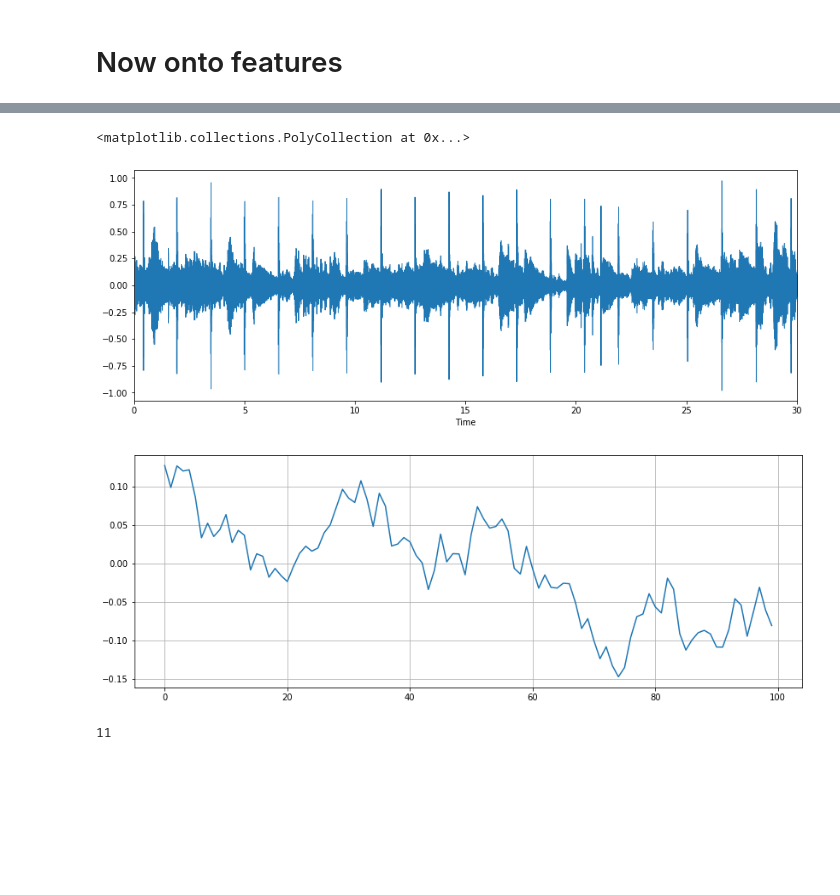
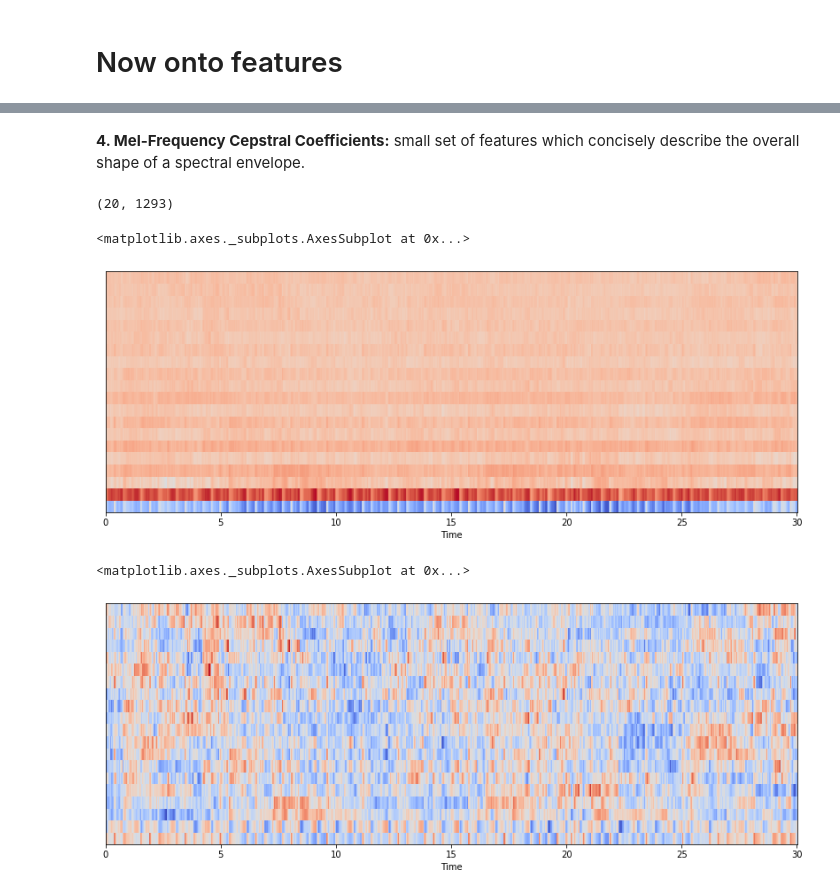
Before and after one commit to maxsanchezdp/final_project_data, a Jupyter notebook: Features_test.ipynb, the cells around one changed output, grey strips where cells are left out. Saved outputs shown, nothing was run; the diff lists cells and outputs as text; code cells hidden in the pictures; blank space fills up the shorter version.

```diff
--- a/Features_test.ipynb
+++ b/Features_test.ipynb
@@ -74,22 +131,23 @@ plt.colorbar()
+# %% [markdown]
+**4. Mel-Frequency Cepstral Coefficients:** small set of features which concisely describe the overall shape of a spectral envelope.
+# %%
+mfccs = librosa.feature.mfcc(x, sr=sr)
+print (mfccs.shape)
+# %% [output]
+(20, 1293)
 # %%
-#Zero-crossing rate:
-#Plot the signal:
 plt.figure(figsize=(14, 5))
-librosa.display.waveplot(x, sr=sr)
+librosa.display.specshow(mfccs, sr=sr, x_axis='time')
 # %% [output]
-<matplotlib.collections.PolyCollection at 0x...>
+<matplotlib.axes._subplots.AxesSubplot at 0x...>
-[figure, old version]
+[figure, new version]
-# %%
-# Zooming in
-n0 = 1000
-n1 = 1100
-plt.figure(figsize=(14, 5))
-plt.plot(x[n0:n1])
-plt.grid()
-# %% [output]
-[figure, removed]
-# %%
-zero_crossings = librosa.zero_crossings(x[n0:n1], pad=False)
-print(sum(zero_crossings))
-# %% [output]
-11
+# %%
+#Scaling:
+from sklearn.preprocessing import scale
+mfccs = scale(mfccs, axis=1)
+
+plt.figure(figsize=(14, 5))
+librosa.display.specshow(mfccs, sr=sr, x_axis='time')
+# %% [output]
+<matplotlib.axes._subplots.AxesSubplot at 0x...>
+[figure, added]
```
Also changed, not shown: parts of 15 cells of this notebook.
